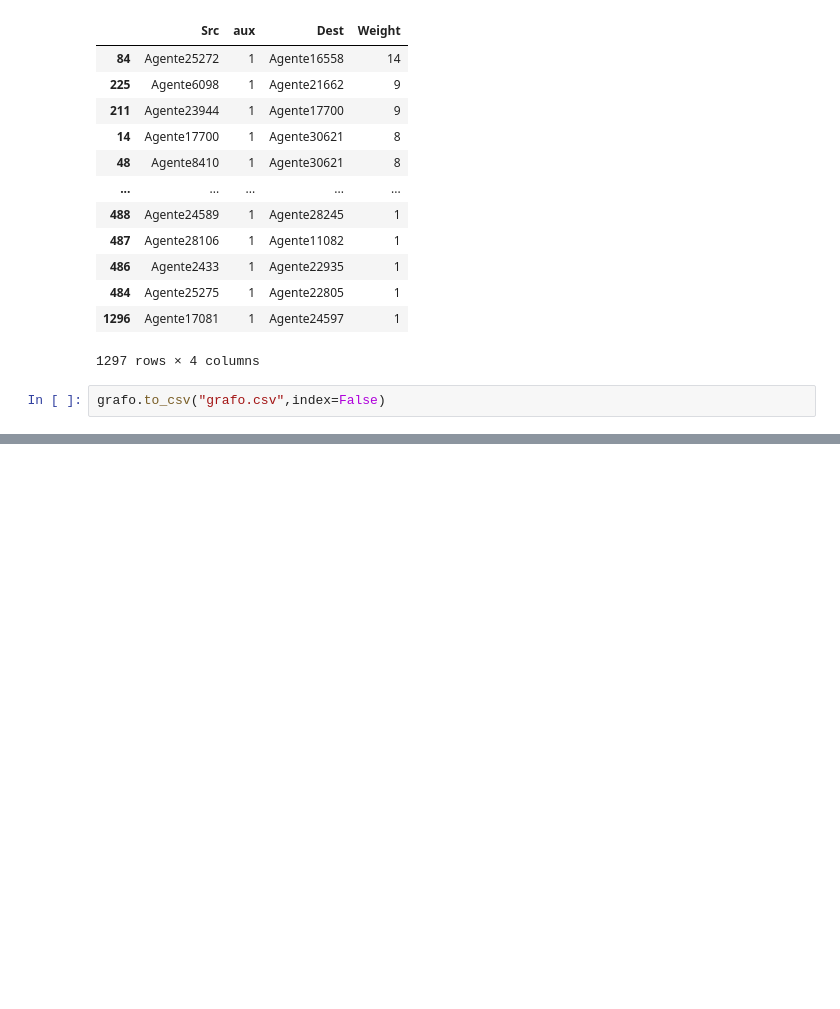
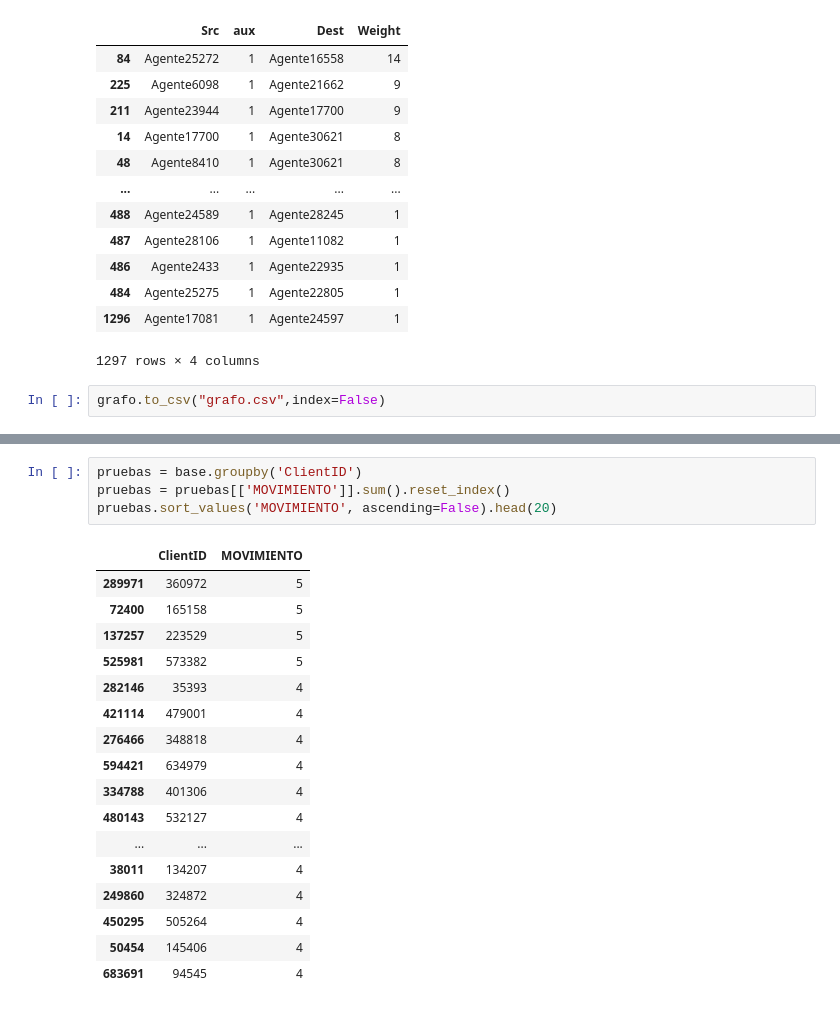
Before and after one commit to luisenerio/Modelo-de-Negocios, a Jupyter notebook: Red social.ipynb, the cells around one changed output, grey strips where cells are left out. Cells and saved outputs as stored; diff of their text form; blank space fills up the shorter version.

```diff
--- a/Red social.ipynb
+++ b/Red social.ipynb
@@ -116,0 +134,22 @@ grafo.to_csv("grafo.csv",index=False)
+# %%
+pruebas = base.groupby('ClientID')
+pruebas = pruebas[['MOVIMIENTO']].sum().reset_index()
+pruebas.sort_values('MOVIMIENTO', ascending=False).head(20)
+# %% [output]
+|  | ClientID | MOVIMIENTO |
+| 289971 | 360972 | 5 |
+| 72400 | 165158 | 5 |
+| 137257 | 223529 | 5 |
+| 525981 | 573382 | 5 |
+| 282146 | 35393 | 4 |
+| 421114 | 479001 | 4 |
+| 276466 | 348818 | 4 |
+| 594421 | 634979 | 4 |
+| 334788 | 401306 | 4 |
+| 480143 | 532127 | 4 |
+| ... | ... | ... |
+| 38011 | 134207 | 4 |
+| 249860 | 324872 | 4 |
+| 450295 | 505264 | 4 |
+| 50454 | 145406 | 4 |
+| 683691 | 94545 | 4 |
```
Also changed, not shown: parts of 3 cells of this notebook, 2 other files.
